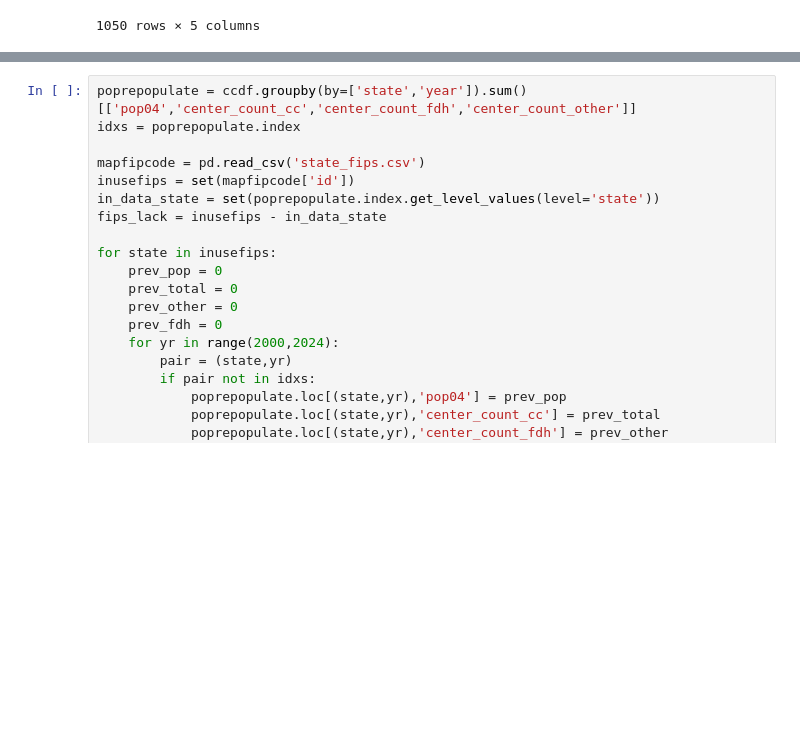
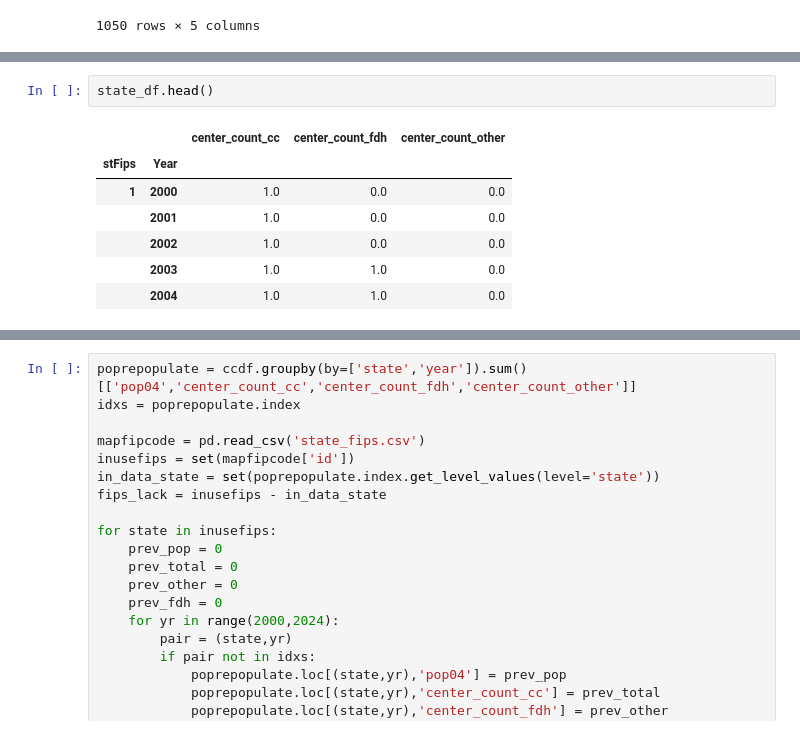
Before and after one commit to okty1227/childcare, a Jupyter notebook: scripts/ps.ipynb, the cells around one changed output, grey strips where cells are left out. Cells and saved outputs as stored; diff of their text form; blank space fills up the shorter version.

```diff
--- a/scripts/ps.ipynb
+++ b/scripts/ps.ipynb
@@ -50,0 +152,10 @@ Index(['state', 'cty_fips', 'year', 'pop04', 'center_count_cc',
+# %%
+state_df.head()
+# %% [output]
+|  |  | center_count_cc | center_count_fdh | center_count_other |
+| stFips | Year |  |  |  |
+| 1 | 2000 | 1.0 | 0.0 | 0.0 |
+|  | 2001 | 1.0 | 0.0 | 0.0 |
+|  | 2002 | 1.0 | 0.0 | 0.0 |
+|  | 2003 | 1.0 | 1.0 | 0.0 |
+|  | 2004 | 1.0 | 1.0 | 0.0 |
```
Also changed, not shown: parts of 15 cells of this notebook, 11 other files.
